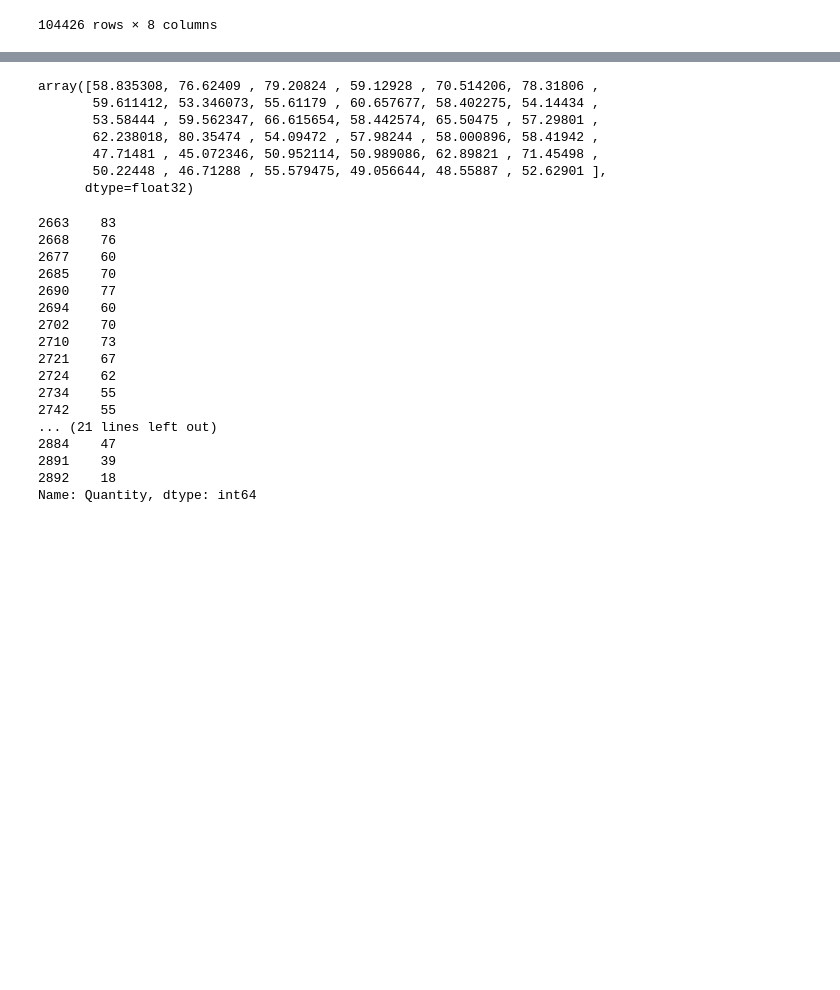
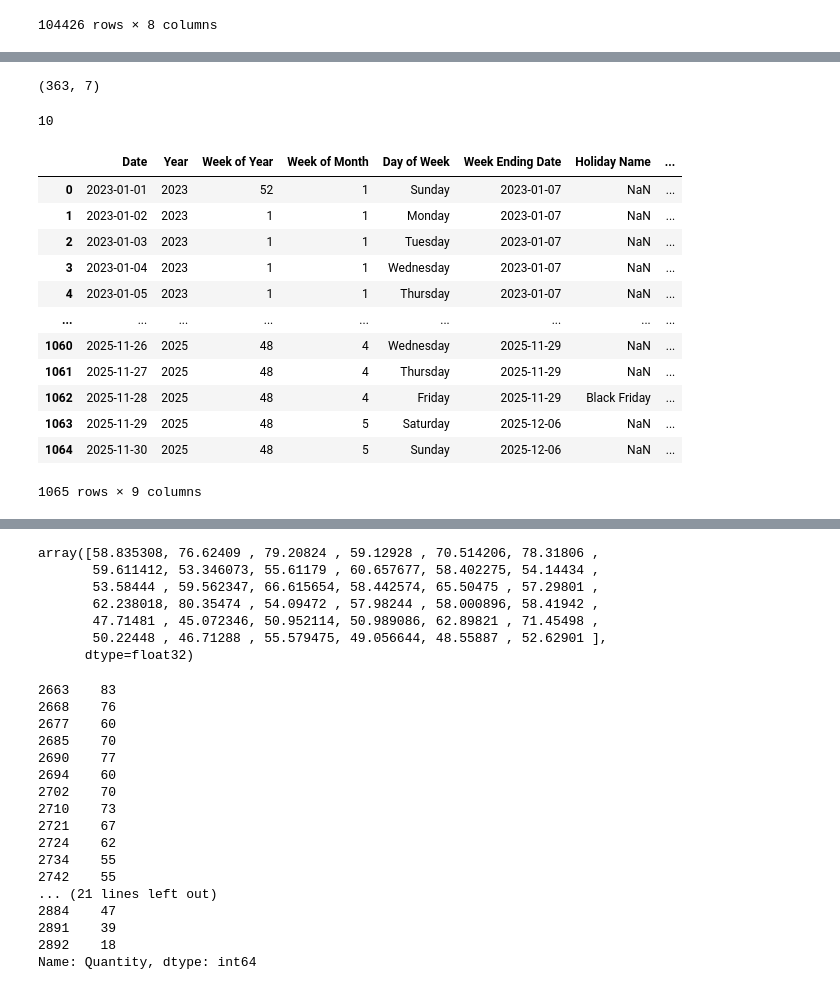
Before and after one commit to Dimpleraj1991/PicknDal, a Jupyter notebook: Day_forecastor.ipynb, the cells around one changed output, grey strips where cells are left out. Drawn from its saved outputs; the diff is of its cells as text; code cells hidden in the pictures; blank space fills up the shorter version.

```diff
--- a/Day_forecastor.ipynb
+++ b/Day_forecastor.ipynb
@@ -42,2 +61,9 @@ sales_data_grouped_select=sales_data_grouped_select.merge(sales_data_grouped,on=
+# %%
+sales_data_grouped_select[sales_data_grouped_select['SKU_grouped']=="MuscleBlaze Biozyme Performance Whey"].shape
+# %% [output]
+(363, 7)
 # %%
 sales_data_grouped_select=sales_data_grouped_select.sort_values('Date')
+sales_data_grouped_select["SKU_grouped"].nunique()
+# %% [output]
+10
@@ -43,0 +119,16 @@ sales_data_grouped_select=sales_data_grouped_select.sort_values('Date')
+# %%
+date_map
+# %% [output]
+|  | Date | Year | Week of Year | Week of Month | Day of Week | Week Ending Date | Holiday Name | ... |
+| 0 | 2023-01-01 | 2023 | 52 | 1 | Sunday | 2023-01-07 | NaN | ... |
+| 1 | 2023-01-02 | 2023 | 1 | 1 | Monday | 2023-01-07 | NaN | ... |
+| 2 | 2023-01-03 | 2023 | 1 | 1 | Tuesday | 2023-01-07 | NaN | ... |
+| 3 | 2023-01-04 | 2023 | 1 | 1 | Wednesday | 2023-01-07 | NaN | ... |
+| 4 | 2023-01-05 | 2023 | 1 | 1 | Thursday | 2023-01-07 | NaN | ... |
+| ... | ... | ... | ... | ... | ... | ... | ... | ... |
+| 1060 | 2025-11-26 | 2025 | 48 | 4 | Wednesday | 2025-11-29 | NaN | ... |
+| 1061 | 2025-11-27 | 2025 | 48 | 4 | Thursday | 2025-11-29 | NaN | ... |
+| 1062 | 2025-11-28 | 2025 | 48 | 4 | Friday | 2025-11-29 | Black Friday | ... |
+| 1063 | 2025-11-29 | 2025 | 48 | 5 | Saturday | 2025-12-06 | NaN | ... |
+| 1064 | 2025-11-30 | 2025 | 48 | 5 | Sunday | 2025-12-06 | NaN | ... |
+1065 rows × 9 columns
```
Also changed, not shown: parts of 20 cells of this notebook.
